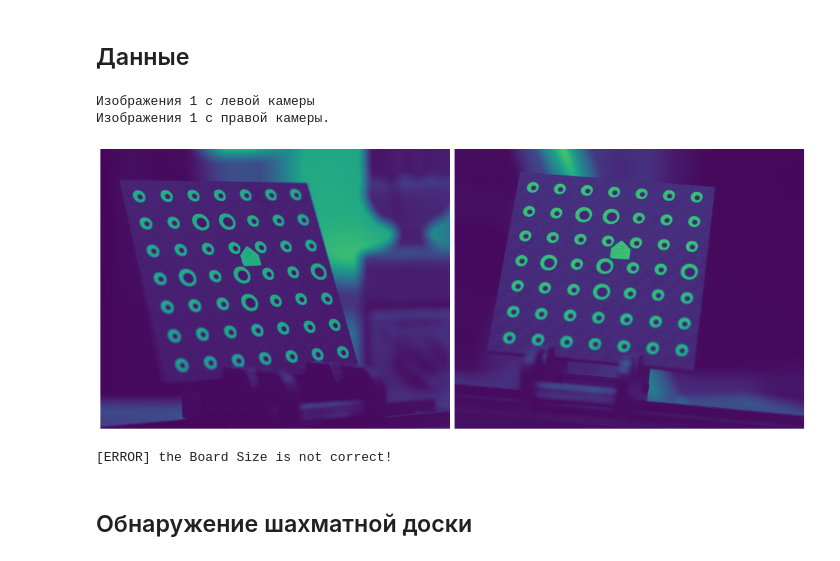
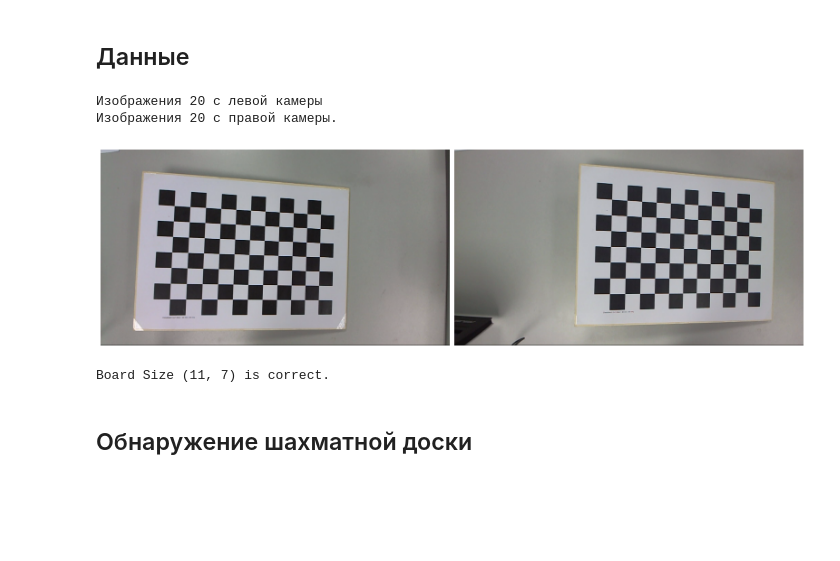
Before and after one commit to ankkarp/northGeom3d, a Jupyter notebook: notebooks/calibration_main.ipynb, the cells around one changed output. Saved outputs shown, nothing was run; the diff lists cells and outputs as text; code cells hidden in the pictures; blank space fills up the shorter version.

```diff
--- a/notebooks/calibration_main.ipynb
+++ b/notebooks/calibration_main.ipynb
@@ -16,14 +16,14 @@ BOARD_SIZE = (7,7)  # размер паттерна
 # %% [markdown]
 ## Данные
 # %%
-LEFT_PATH = '../data/calibrate/imgs/leftcamera'
-RIGHT_PATH = '../data/calibrate/imgs/rightcamera'
+LEFT_PATH = '../data/data/imgs/leftcamera'
+RIGHT_PATH = '../data/data/imgs/rightcamera'
 
 print('Изображения {} с левой камеры'.format(len(os.listdir(LEFT_PATH))))
 print('Изображения {} с правой камеры.'.format(len(os.listdir(RIGHT_PATH))))
 # %% [output]
-Изображения 1 с левой камеры
-Изображения 1 с правой камеры.
+Изображения 20 с левой камеры
+Изображения 20 с правой камеры.
 # %%
 
 
@@ -46,29 +46,29 @@ Right_Paths = SortImageNames(RIGHT_PATH)
 # %%
 # let's look at an example picture pair from the left and right camera
 # the image pairs showing the same scenario at the same time, but from differnt points of view.
 
 fig = plt.figure(figsize=(20,20))
 grid = ImageGrid(fig, 111, nrows_ncols=(1, 2), axes_pad=0.1)
 
-for ax, im in zip(grid, [Left_Paths[0], Right_Paths[0]]):
+for ax, im in zip(grid, [Left_Paths[15], Right_Paths[15]]):
     ax.imshow(plt.imread(im))
     ax.axis('off')
 # %% [output]
-[figure, old version]
+[figure, new version]
 # %%
 # we need to check if we have the correct Board Size
 
-example_image = cv2.imread(Left_Paths[0])
+example_image = cv2.imread(Left_Paths[5])
 example_image = cv2.cvtColor(example_image, cv2.COLOR_BGR2GRAY)
 
-ret, _ = cv2.findCirclesGrid(example_image, BOARD_SIZE,cv2.CALIB_CB_SYMMETRIC_GRID)
+ret, _ = cv2.findChessboardCorners(example_image, BOARD_SIZE)
 if ret:
     print('Board Size {} is correct.'.format(BOARD_SIZE))
 else:
     print('[ERROR] the Board Size is not correct!')
     BOARD_SIZE = (0,0)
 # %% [output]
-[ERROR] the Board Size is not correct!
+Board Size (11, 7) is correct.
 # %% [markdown]
 ## Обнаружение шахматной доски
 # %%
```
Also changed, not shown: parts of 4 cells of this notebook, 17 other files.
